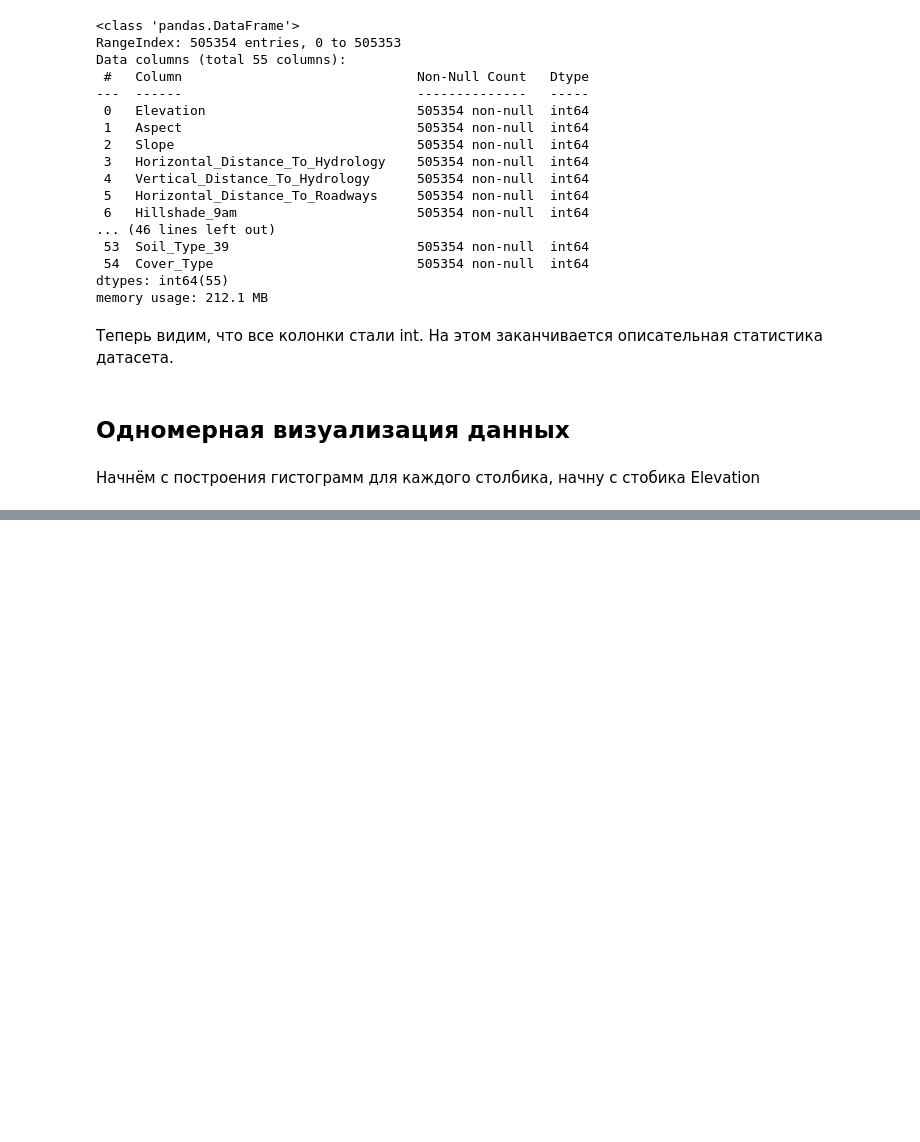
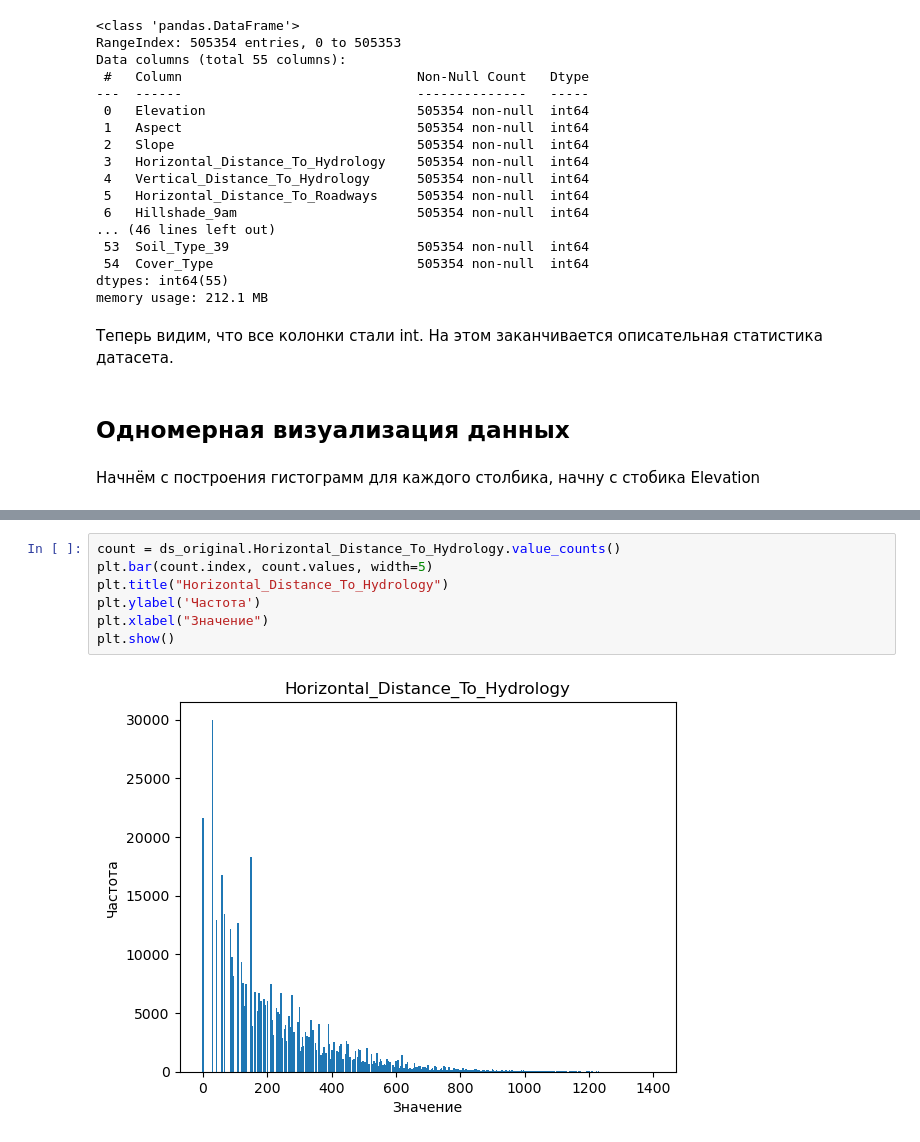
Before and after one commit to KorolevIvanMi/ML, a Jupyter notebook: labs/lab2.ipynb, the cells around one changed output, grey strips where cells are left out. Saved outputs shown, nothing was run; the diff lists cells and outputs as text; blank space fills up the shorter version.

```diff
--- a/labs/lab2.ipynb
+++ b/labs/lab2.ipynb
@@ -99,0 +154,9 @@ memory usage: 212.1 MB
+# %%
+count = ds_original.Horizontal_Distance_To_Hydrology.value_counts()
+plt.bar(count.index, count.values, width=5)
+plt.title("Horizontal_Distance_To_Hydrology")
+plt.ylabel('Частота')
+plt.xlabel("Значение")
+plt.show()
+# %% [output]
+[figure, added]
```
Also changed, not shown: parts of 66 cells of this notebook, 1 other file.
